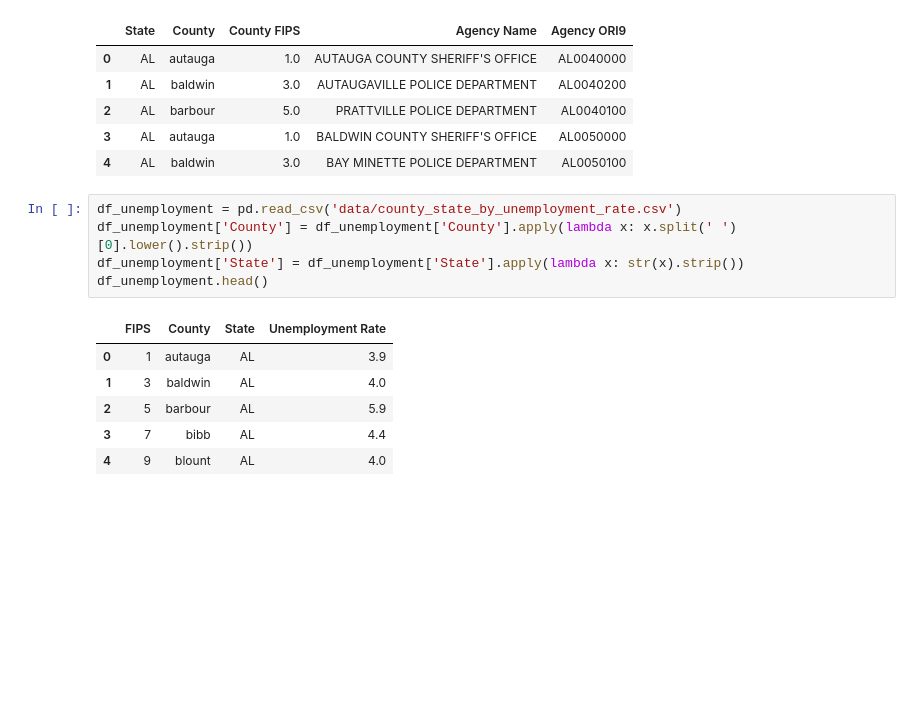
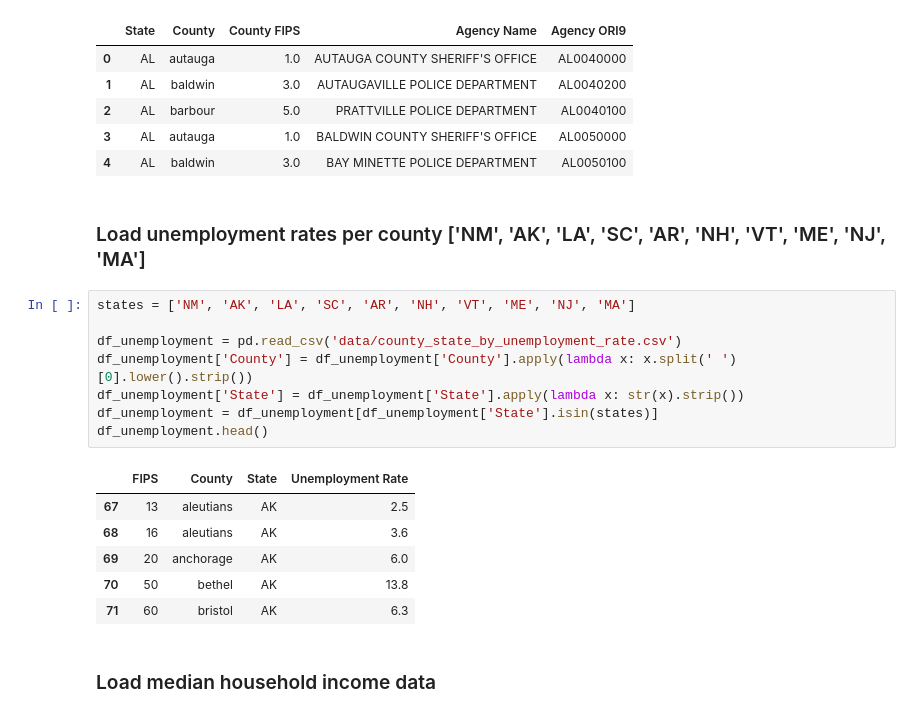
Before and after one commit to gilbertduenas/Data_Viz_Project, a Jupyter notebook: crime_explore/crime_analysis.ipynb, the cells around one changed output. Drawn from its saved outputs; the diff is of its cells as text; blank space fills up the shorter version.

```diff
--- a/crime_explore/crime_analysis.ipynb
+++ b/crime_explore/crime_analysis.ipynb
@@ -501,15 +389,22 @@ df_agencies.head()
 | 2 | AL | barbour | 5.0 | PRATTVILLE POLICE DEPARTMENT | AL0040100 |
 | 3 | AL | autauga | 1.0 | BALDWIN COUNTY SHERIFF'S OFFICE | AL0050000 |
 | 4 | AL | baldwin | 3.0 | BAY MINETTE POLICE DEPARTMENT | AL0050100 |
+# %% [markdown]
+### Load unemployment rates per county ['NM', 'AK', 'LA', 'SC', 'AR', 'NH', 'VT', 'ME', 'NJ', 'MA']
 # %%
+states = ['NM', 'AK', 'LA', 'SC', 'AR', 'NH', 'VT', 'ME', 'NJ', 'MA']
+
 df_unemployment = pd.read_csv('data/county_state_by_unemployment_rate.csv')
 df_unemployment['County'] = df_unemployment['County'].apply(lambda x: x.split(' ')[0].lower().strip())
 df_unemployment['State'] = df_unemployment['State'].apply(lambda x: str(x).strip())
+df_unemployment = df_unemployment[df_unemployment['State'].isin(states)]
 df_unemployment.head()
 # %% [output]
 |  | FIPS | County | State | Unemployment Rate |
-| 0 | 1 | autauga | AL | 3.9 |
-| 1 | 3 | baldwin | AL | 4.0 |
-| 2 | 5 | barbour | AL | 5.9 |
-| 3 | 7 | bibb | AL | 4.4 |
-| 4 | 9 | blount | AL | 4.0 |
+| 67 | 13 | aleutians | AK | 2.5 |
+| 68 | 16 | aleutians | AK | 3.6 |
+| 69 | 20 | anchorage | AK | 6.0 |
+| 70 | 50 | bethel | AK | 13.8 |
+| 71 | 60 | bristol | AK | 6.3 |
+# %% [markdown]
+### Load median household income data
```
Also changed, not shown: parts of 55 cells of this notebook, 4 other files.
